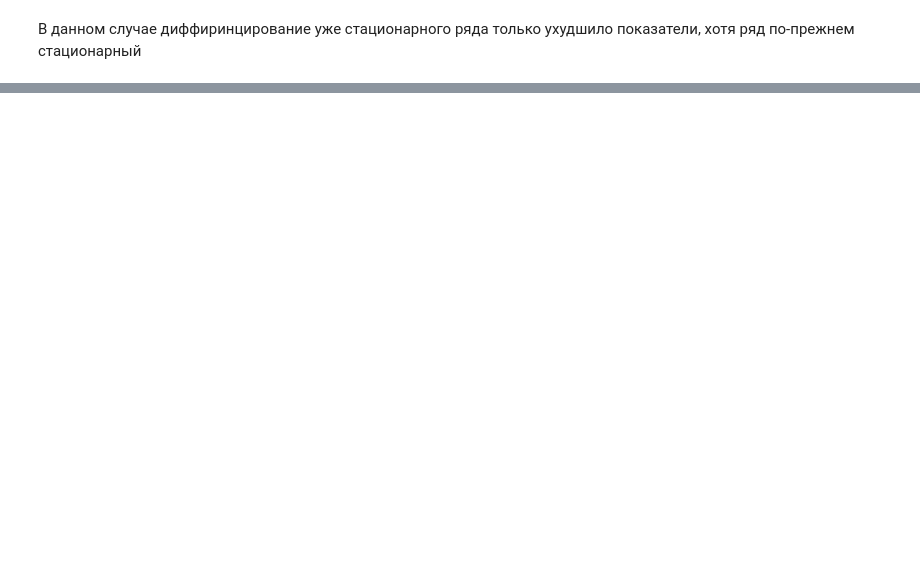
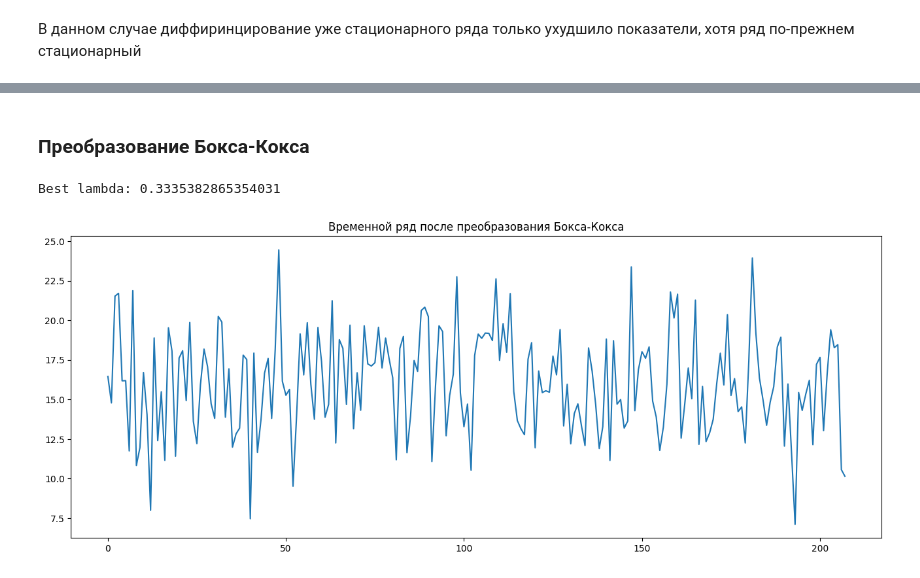
Before and after one commit to EdenStabbfer/PSU_TimeSeries, a Jupyter notebook: Lab-3/homework.ipynb, the cells around one changed output, grey strips where cells are left out. Saved outputs shown, nothing was run; the diff lists cells and outputs as text; code cells hidden in the pictures; blank space fills up the shorter version.

```diff
--- a/Lab-3/homework.ipynb
+++ b/Lab-3/homework.ipynb
@@ -107,0 +128,2 @@ dtype: float64
+# %% [markdown]
+### Преобразование Бокса-Кокса
@@ -107,0 +132,11 @@ dtype: float64
+# %%
+transformed_data, best_lambda = boxcox(df.x)
+
+plt.figure(figsize=(16, 6))
+plt.plot(transformed_data)
+plt.title("Временной ряд после преобразования Бокса-Кокса")
+
+print(f"Best lambda: {best_lambda}")
+# %% [output]
+Best lambda: 0.3335382865354031
+[figure, added]
```
Also changed, not shown: parts of 35 cells of this notebook, 3 other files.
